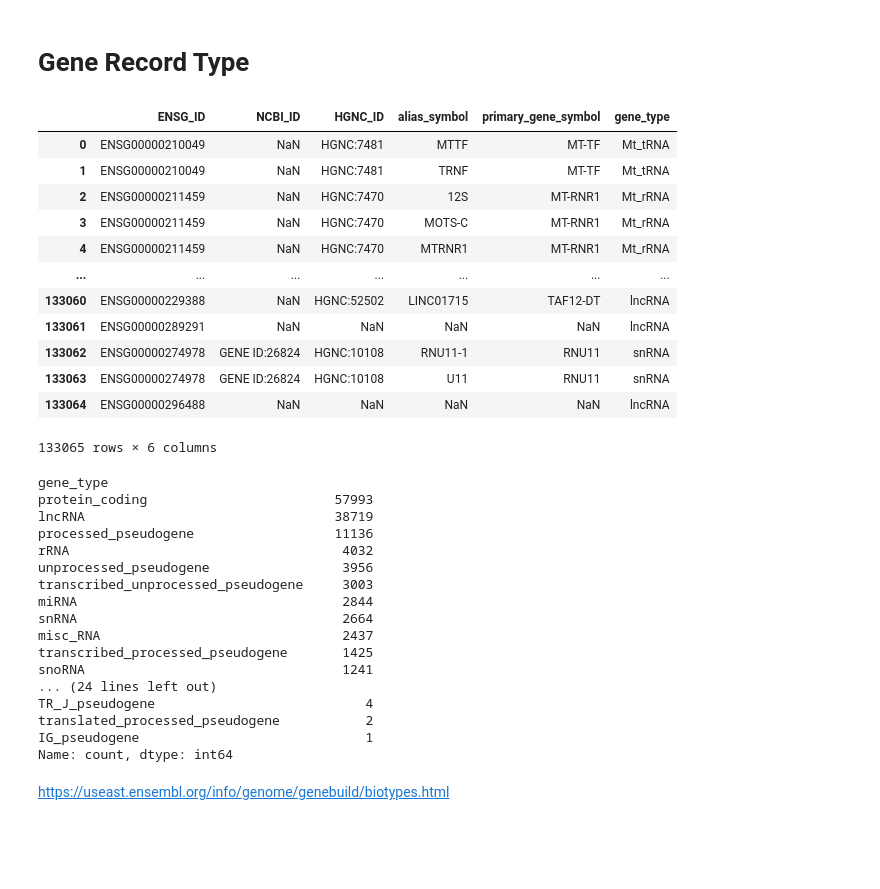
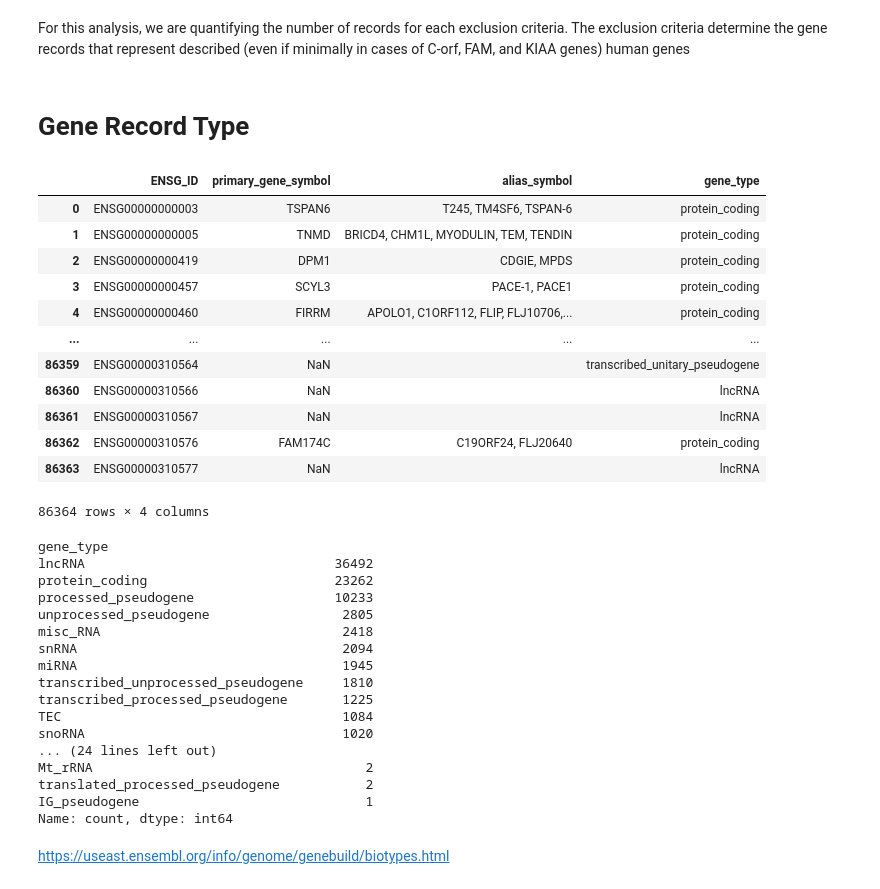
Before and after one commit to cancervariants/gene-harmony-analysis, a Jupyter notebook: analysis/data_pruning_multi_level_sankey.ipynb, the cells around one changed output. Saved outputs shown, nothing was run; the diff lists cells and outputs as text; code cells hidden in the pictures; blank space fills up the shorter version.

Commit message:
fixed figure to show unique gene records

```diff
--- a/analysis/data_pruning_multi_level_sankey.ipynb
+++ b/analysis/data_pruning_multi_level_sankey.ipynb
@@ -9,44 +9,71 @@ raw_hgnc_df = pd.read_csv("../output/raw_hgnc_df.csv")
 raw_ncbi_df = pd.read_csv("../output/raw_ncbi_df.csv")
 ensg_gene_type_df = pd.read_csv("../input/ensg_gene_type202508.txt")
 hgnc_gene_type_df = pd.read_csv("../input/hgnc_gene_type_20250813.txt", sep="\t")
+# %% [markdown]
+For this analysis, we are quantifying the number of records for each exclusion criteria. The exclusion criteria determine the gene records that represent described (even if minimally in cases of C-orf, FAM, and KIAA genes) human genes
+# %%
+# Currently the rows in the raw_db_df are per alias, resulting in duplicate db ID (gene record) rows
+# Since this analysis quantifies the number of gene records, need to convert raw_db_df to be one row per gene record
+
+# Combine alias values for each unique pair of db ID and primary gene symbol
+dfs = [
+    (raw_ensg_df, 'ENSG_ID'),
+    (raw_hgnc_df, 'HGNC_ID')
+]
+records_ensg_df, records_hgnc_df = [
+    (
+        d.groupby([i, "primary_gene_symbol"], dropna=False, as_index=False)
+         .agg({
+             "alias_symbol": lambda s: ", ".join(s.dropna().astype(str))
+         })
+    )
+    for d, i in dfs
+]
+
+records_ncbi_df = raw_ncbi_df.groupby(["NCBI_ID", "primary_gene_symbol"], dropna=False, as_index=False).agg({
+            "alias_symbol": lambda s: ", ".join(s.dropna().astype(str)),
+            "gene_type": lambda s: set(s.dropna()),
+         })
+
+records_ncbi_df["gene_type"] = records_ncbi_df["gene_type"].apply(lambda s: next(iter(s)))
 # %% [markdown]
 # Gene Record Type
 # %%
 ensg_gene_type_df = ensg_gene_type_df.rename(columns={"Gene stable ID": "ENSG_ID", "Gene name": "primary_gene_symbol","Gene type":"gene_type"})
 # %%
-ensg_df = raw_ensg_df.merge(ensg_gene_type_df[["ENSG_ID", "gene_type"]], on="ENSG_ID", how="left")
+ensg_df = records_ensg_df.merge(ensg_gene_type_df[["ENSG_ID", "gene_type"]], on="ENSG_ID", how="left")
 ensg_df
 # %% [output]
-|  | ENSG_ID | NCBI_ID | HGNC_ID | alias_symbol | primary_gene_symbol | gene_type |
-| 0 | ENSG00000210049 | NaN | HGNC:7481 | MTTF | MT-TF | Mt_tRNA |
-| 1 | ENSG00000210049 | NaN | HGNC:7481 | TRNF | MT-TF | Mt_tRNA |
-| 2 | ENSG00000211459 | NaN | HGNC:7470 | 12S | MT-RNR1 | Mt_rRNA |
-| 3 | ENSG00000211459 | NaN | HGNC:7470 | MOTS-C | MT-RNR1 | Mt_rRNA |
-| 4 | ENSG00000211459 | NaN | HGNC:7470 | MTRNR1 | MT-RNR1 | Mt_rRNA |
-| ... | ... | ... | ... | ... | ... | ... |
-| 133060 | ENSG00000229388 | NaN | HGNC:52502 | LINC01715 | TAF12-DT | lncRNA |
-| 133061 | ENSG00000289291 | NaN | NaN | NaN | NaN | lncRNA |
-| 133062 | ENSG00000274978 | GENE ID:26824 | HGNC:10108 | RNU11-1 | RNU11 | snRNA |
-| 133063 | ENSG00000274978 | GENE ID:26824 | HGNC:10108 | U11 | RNU11 | snRNA |
-| 133064 | ENSG00000296488 | NaN | NaN | NaN | NaN | lncRNA |
+|  | ENSG_ID | primary_gene_symbol | alias_symbol | gene_type |
+| 0 | ENSG00000000003 | TSPAN6 | T245, TM4SF6, TSPAN-6 | protein_coding |
+| 1 | ENSG00000000005 | TNMD | BRICD4, CHM1L, MYODULIN, TEM, TENDIN | protein_coding |
+| 2 | ENSG00000000419 | DPM1 | CDGIE, MPDS | protein_coding |
+| 3 | ENSG00000000457 | SCYL3 | PACE-1, PACE1 | protein_coding |
+| 4 | ENSG00000000460 | FIRRM | APOLO1, C1ORF112, FLIP, FLJ10706,... | protein_coding |
+| ... | ... | ... | ... | ... |
+| 86359 | ENSG00000310564 | NaN |  | transcribed_unitary_pseudogene |
+| 86360 | ENSG00000310566 | NaN |  | lncRNA |
+| 86361 | ENSG00000310567 | NaN |  | lncRNA |
+| 86362 | ENSG00000310576 | FAM174C | C19ORF24, FLJ20640 | protein_coding |
+| 86363 | ENSG00000310577 | NaN |  | lncRNA |
-133065 rows × 6 columns
+86364 rows × 4 columns
 # %%
 ensg_df["gene_type"].value_counts(dropna=False)
 # %% [output]
 gene_type
-protein_coding                        57993
-lncRNA                                38719
-processed_pseudogene                  11136
-rRNA                                   4032
-unprocessed_pseudogene                 3956
-transcribed_unprocessed_pseudogene     3003
-miRNA                                  2844
-snRNA                                  2664
-misc_RNA                               2437
-transcribed_processed_pseudogene       1425
-snoRNA                                 1241
+lncRNA                                36492
+protein_coding                        23262
+processed_pseudogene                  10233
+unprocessed_pseudogene                 2805
+misc_RNA                               2418
+snRNA                                  2094
+miRNA                                  1945
+transcribed_unprocessed_pseudogene     1810
+transcribed_processed_pseudogene       1225
+TEC                                    1084
+snoRNA                                 1020
 ... (24 lines left out)
-TR_J_pseudogene                           4
+Mt_rRNA                                   2
 translated_processed_pseudogene           2
 IG_pseudogene                             1
 Name: count, dtype: int64
```
Also changed, not shown: parts of 20 cells of this notebook, 2 other files.
